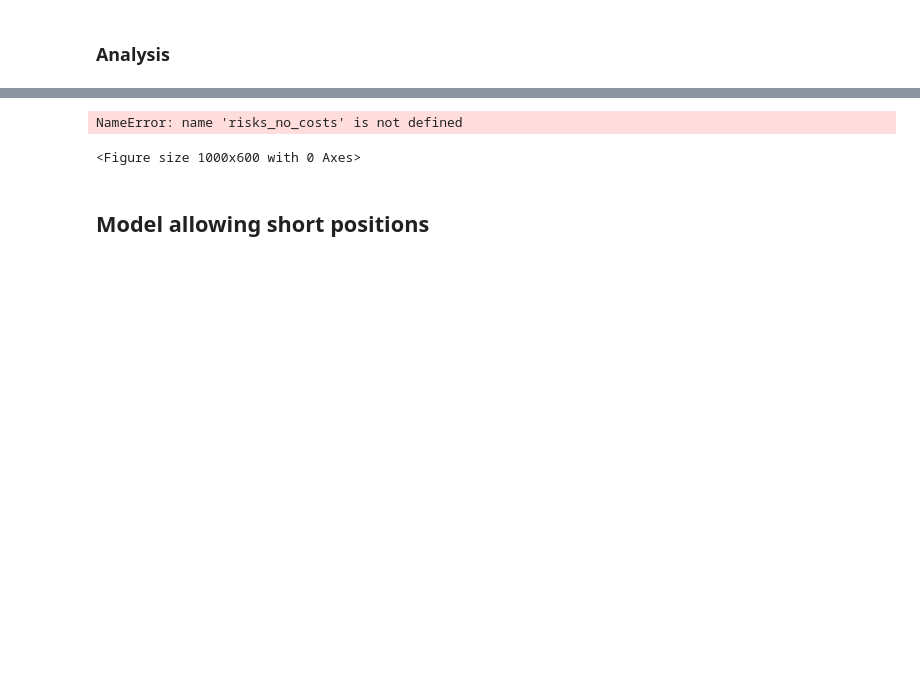
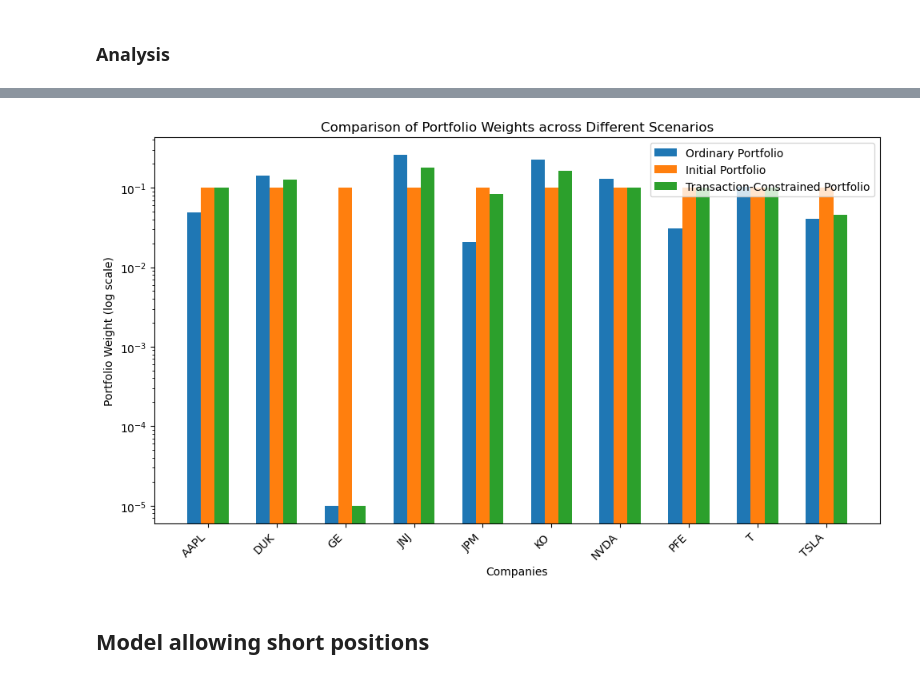
Before and after one commit to jchhong/math441-convex-opt, a Jupyter notebook: main.ipynb, the cells around one changed output, grey strips where cells are left out. Saved outputs shown, nothing was run; the diff lists cells and outputs as text; code cells hidden in the pictures; blank space fills up the shorter version.

Commit message:
visualization

```diff
--- a/main.ipynb
+++ b/main.ipynb
@@ -140,17 +140,53 @@ result_df
-# %%
-plt.figure(figsize=(10, 6))
-plt.plot(risks_no_costs, returns_no_costs, 'o-', label='Without Transaction Costs')
-plt.plot(risks_with_costs, returns_with_costs, 's-', label='With Transaction Costs')
-
-plt.xlabel('Portfolio Risk (Standard Deviation)')
-plt.ylabel('Portfolio Expected Return')
-plt.title('Efficient Frontier with and without Transaction Costs')
-plt.legend()
-plt.grid(True)
-plt.show()
-# %% [output]
-NameError: name 'risks_no_costs' is not defined
-<Figure size 1000x600 with 0 Axes>
+# %%
+temp_df = result_df.copy()
+temp_df = temp_df.mask(temp_df <= 0, 1e-5)
+
+portfolios = temp_df.index
+assets = temp_df.columns
+
+n_assets = len(assets)
+n_portfolios = len(portfolios)
+
+fig, ax = plt.subplots(figsize=(10, 6))
+bar_width = 0.2
+indices = np.arange(n_assets)  # [0,1,2,...,9]
+
+
+ax.bar(indices - bar_width,
+       temp_df.iloc[0],
+       width=bar_width,
+       label=portfolios[0])
+
+
+ax.bar(indices,
+       temp_df.iloc[1],
+       width=bar_width,
+       label=portfolios[1])
+
+if n_portfolios > 2:
+    ax.bar(indices + bar_width,
+           temp_df.iloc[2],
+           width=bar_width,
+           label=portfolios[2])
+
+
+ax.set_xticks(indices)
+ax.set_xticklabels(assets, rotation=45, ha='right')
+
+
+ax.set_yscale("log")
+
+
+ax.set_xlabel("Companies")
+ax.set_ylabel("Portfolio Weight (log scale)")
+ax.set_title("Comparison of Portfolio Weights across Different Scenarios")
+
+ax.legend()
+
+plt.tight_layout()
+plt.show()
+# %% [output]
+[figure, added]
 # %% [markdown]
 ## Model allowing short positions
 # %% [markdown]
```
Also changed, not shown: parts of 11 cells of this notebook.
